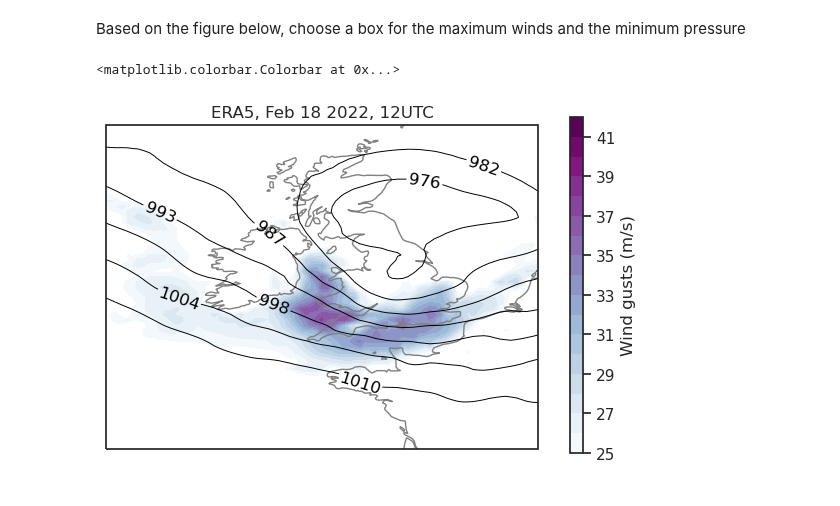
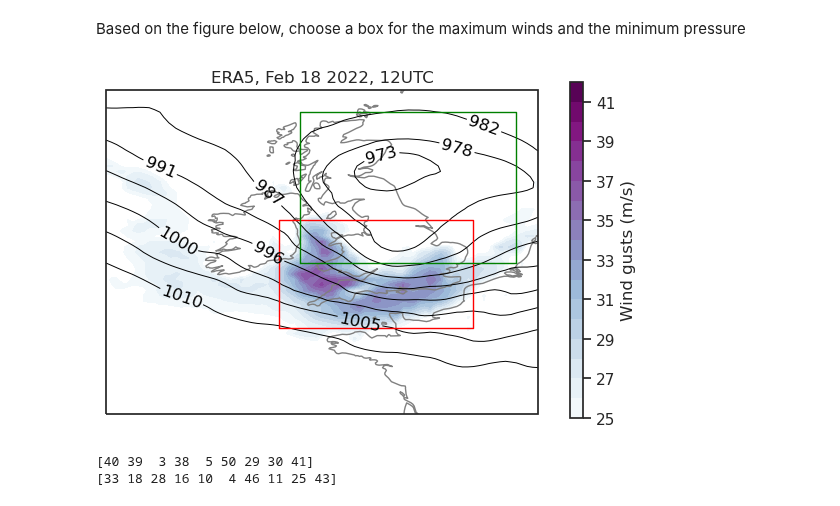
Before and after one commit to shirin-ermis/Storm_Eunice, a Jupyter notebook: notebooks/04_composite_analysis.ipynb, the cells around one changed output. Saved outputs shown, nothing was run; the diff lists cells and outputs as text; code cells hidden in the pictures.

```diff
--- a/notebooks/04_composite_analysis.ipynb
+++ b/notebooks/04_composite_analysis.ipynb
@@ -68,3 +81,9 @@ wind_box = [-0.3, 0.2, ]
+# %%
+# wind gusts
+fg10_box = [-7, 2, 49, 54]  # lon_min, lon_max, lat_min, lat_max
+
+# MSLP
+msl_box = [-6, 4, 52, 59]
 # %%
 projection = ccrs.PlateCarree()
 p_max = 1010
@@ -72,34 +91,44 @@ p_min = 960
 
 fg10_min = 25
 fg10_max = 42
 
 fg10_vals = era_feb18.fg10.values[:,:]
 p_vals = era_feb18.msl.values[:,:]/100
 longitude = era_feb18.longitude.values
 latitude = era_feb18.latitude.values
 
 # figure and map setup
 fig = plt.figure(1)
 ax = plt.subplot(111, projection = projection)
 ax.set_extent([lon_min, lon_max, lat_min, lat_max], projection)
 ax.add_feature(cfeature.COASTLINE.with_scale('50m'), color = 'grey')
 
 # isobars as contours
-clevs_p = np.linspace(p_min, p_max, 10)
+clevs_p = np.linspace(p_min, p_max, 12)
 cs = ax.contour(longitude, latitude, p_vals, clevs_p, colors='black',
                 transform=projection, linewidths = 0.7)
 plt.clabel(cs, fmt='%d')
 
 # fg10 as shading
 clevs_fg10 = np.linspace(fg10_min, fg10_max, 18)
 cf = ax.contourf(longitude, latitude, fg10_vals, clevs_fg10, cmap=plt.cm.BuPu,
                     transform=projection)
 
+
+# outline for boxes
+ax.plot([fg10_box[0], fg10_box[1], fg10_box[1], fg10_box[0], fg10_box[0]], [fg10_box[2], fg10_box[2], fg10_box[3], fg10_box[3], fg10_box[2]],
+         color='red', linewidth=1)
+
+ax.plot([msl_box[0], msl_box[1], msl_box[1], msl_box[0], msl_box[0]], [msl_box[2], msl_box[2], msl_box[3], msl_box[3], msl_box[2]],
+         color='green', linewidth=1)
+
+
 ax.set_title("ERA5, Feb 18 2022, 12UTC")
-
 fig.subplots_adjust(right=0.8)
 cbar_ax = fig.add_axes([0.85, 0.15, 0.02, 0.7])
 fig.colorbar(cf, cax=cbar_ax, label='Wind gusts (m/s)')
+
+plt.savefig('figures/04_era5_decider-boxes.png')
+plt.savefig('figures/04_era5_decider-boxes.pdf')
 # %% [output]
-<matplotlib.colorbar.Colorbar at 0x...>
-[figure, old version]
+[figure, new version]
@@ -105,0 +146,6 @@ fig.colorbar(cf, cax=cbar_ax, label='Wind gusts (m/s)')
+# %%
+print(fg10_95.sortby(fg10_95).number.values[:9])
+print(fg10_95.sortby(fg10_95).number.values[-10:])
+# %% [output]
+[40 39  3 38  5 50 29 30 41]
+[33 18 28 16 10  4 46 11 25 43]
```
Also changed, not shown: parts of 6 cells of this notebook, 2 other files.
